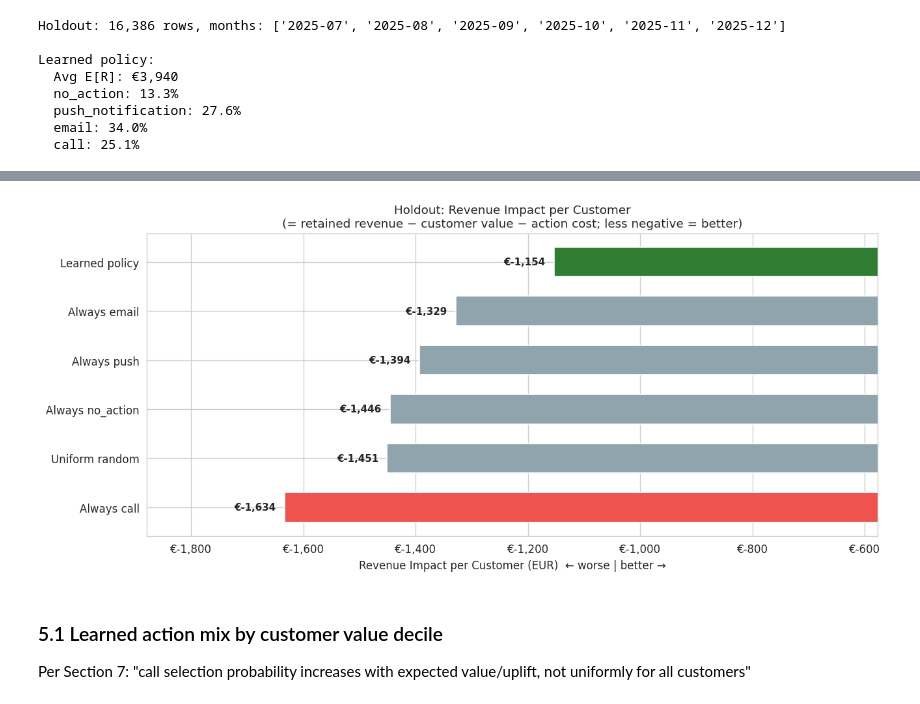
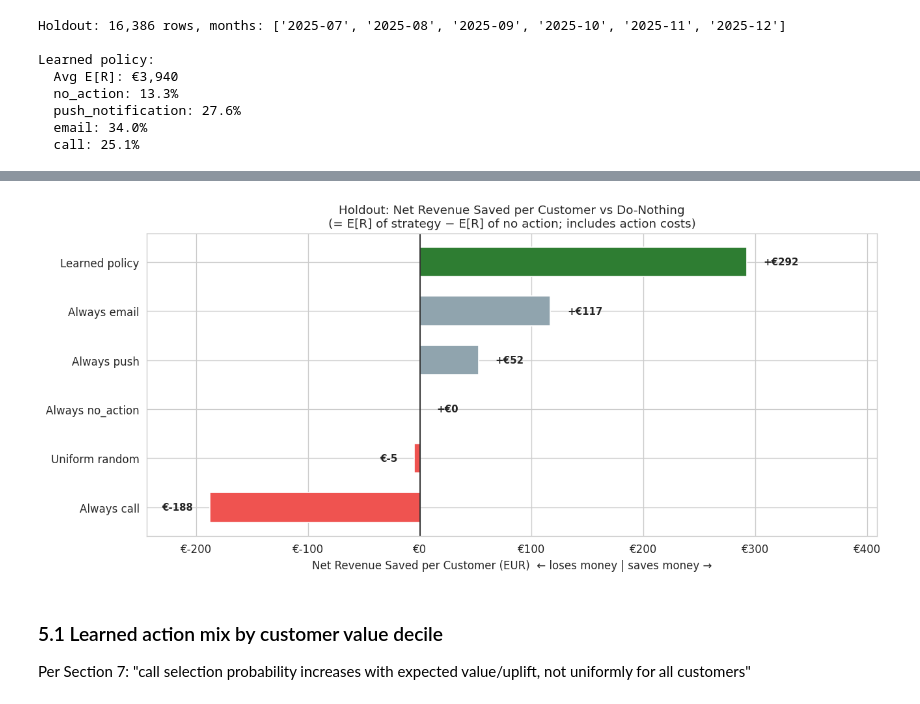
Before and after one commit to mmestrov2000/fintech-hackathon, a Jupyter notebook: notebooks/05_contextual_bandit.ipynb, the cells around one changed output, grey strips where cells are left out. Drawn from its saved outputs; the diff is of its cells as text; code cells hidden in the pictures.

```diff
--- a/notebooks/05_contextual_bandit.ipynb
+++ b/notebooks/05_contextual_bandit.ipynb
@@ -744,41 +744,48 @@ print(f"    2-year revenue saved: €{projected_annual_holdout * 2:,.0f}")
     Annual revenue saved: €4,218,085
     2-year revenue saved: €8,436,170
 # %%
-# ── Visual: Revenue Impact per Customer ──
+# ── Visual: Net Revenue Saved per Customer (vs Do-Nothing) ──
 fig, ax = plt.subplots(figsize=(11, 5))
 
-# Sort by impact (best at top)
+# Sort by value (worst at top, best at bottom)
 sorted_results = sorted(results.items(), key=lambda x: x[1])
 names = [r[0] for r in sorted_results]
-impacts = [r[1] for r in sorted_results]
+vals = [r[1] for r in sorted_results]
 
 colors = ['#2E7D32' if n == "Learned policy" else
-          '#EF5350' if n == "Always call" else
-          '#90A4AE' for n in names]
+          '#EF5350' if v < 0 else
+          '#90A4AE' for n, v in zip(names, vals)]
 
-bars = ax.barh(names, impacts, color=colors, edgecolor="white", height=0.6)
+bars = ax.barh(names, vals, color=colors, edgecolor="white", height=0.6)
 
-# Zero line
-ax.axvline(0, color="#333", linewidth=1.2)
+# Zero line (= do-nothing baseline)
+ax.axvline(0, color="#333", linewidth=1.2, linestyle="-")
+ax.annotate("← do-nothing baseline", xy=(0, -0.6), fontsize=8, color="#555",
+            ha="left", va="top")
 
-for bar, val in zip(bars, impacts):
-    # Put label at the end of each bar
-    offset = -15 if val < 0 else 15
-    ha = "right" if val < 0 else "left"
+for bar, val in zip(bars, vals):
+    sign = "+" if val >= 0 else ""
+    offset = 15 if val >= 0 else -15
+    ha = "left" if val >= 0 else "right"
     ax.text(val + offset, bar.get_y() + bar.get_height()/2,
-            f"€{val:,.0f}", va="center", ha=ha, fontsize=9, fontweight="bold")
+            f"{sign}€{val:,.0f}", va="center", ha=ha, fontsize=9, fontweight="bold")
 
-ax.set_xlabel("Revenue Impact per Customer (EUR)  ← worse | better →")
-ax.set_title("Holdout: Revenue Impact per Customer\n(= retained revenue − customer value − action cost; less negative = better)",
+ax.set_xlabel("Net Revenue Saved per Customer (EUR)  ← loses money | saves money →")
+ax.set_title("Holdout: Net Revenue Saved per Customer vs Do-Nothing\n"
+             "(= E[R] of strategy − E[R] of no action; includes action costs)",
              fontsize=11)
 ax.xaxis.set_major_formatter(mticker.FuncFormatter(lambda x, _: f"€{x:,.0f}"))
-ax.set_xlim(min(impacts) * 1.15, max(impacts) * 0.5)
+
+# Set limits: give room for labels
+x_min = min(vals) * 1.3 if min(vals) < 0 else -50
+x_max = max(vals) * 1.4
+ax.set_xlim(x_min, x_max)
 
 plt.tight_layout()
 plt.savefig("../data/output/bandit_policy_comparison.png", dpi=150, bbox_inches="tight")
 plt.show()
 # %% [output]
-[figure, old version]
+[figure, new version]
 # %% [markdown]
 ### 5.1 Learned action mix by customer value decile
 
```
Also changed, not shown: parts of 3 cells of this notebook, 2 other files.
